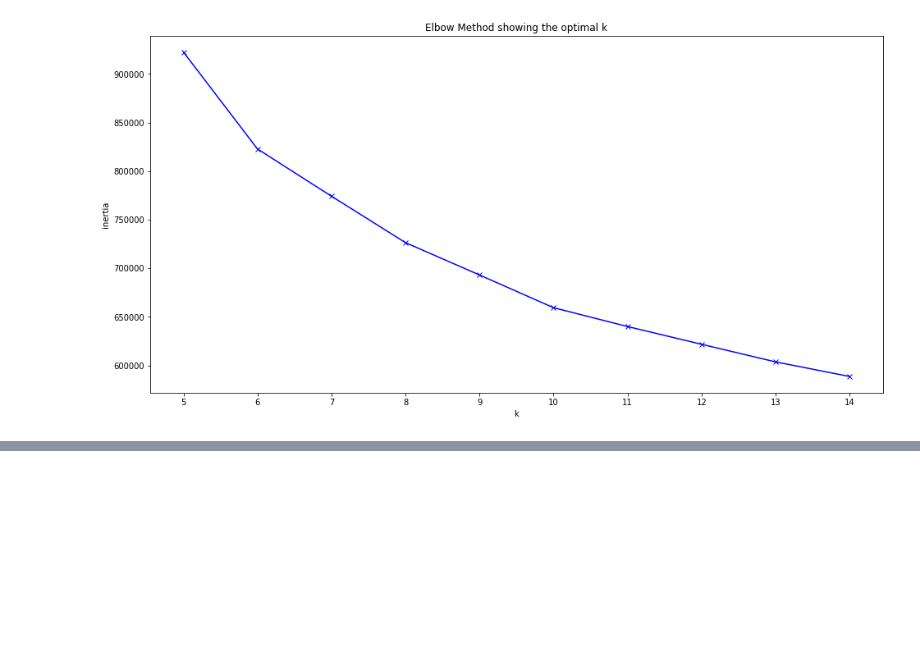
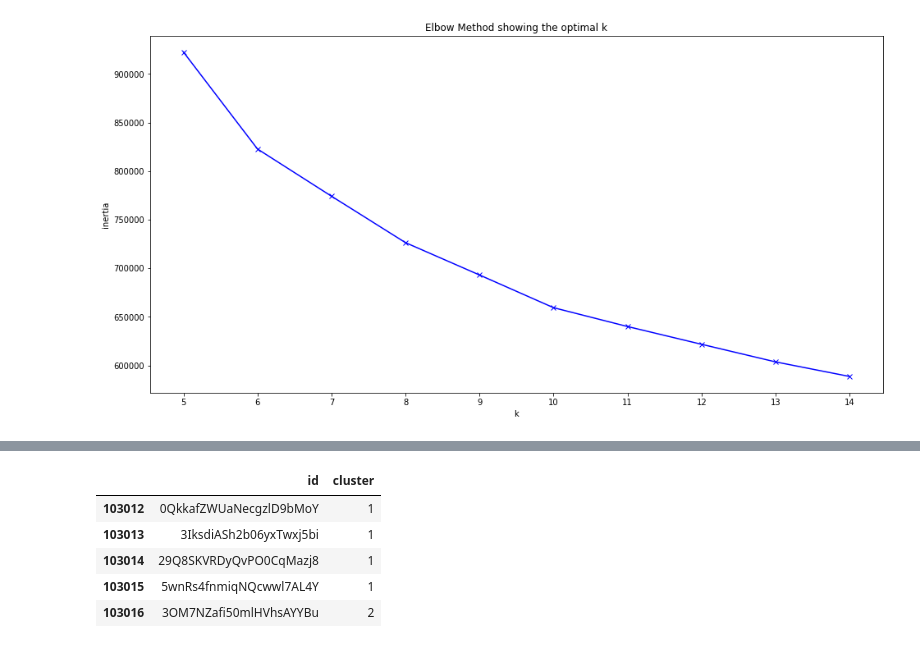
Before and after one commit to urospetkovic/IronHackLabs, a Jupyter notebook: week7/GNOD/GNOD Recommender.ipynb, the cells around one changed output, grey strips where cells are left out. Cells and saved outputs as stored; diff of their text form; code cells hidden in the pictures; blank space fills up the shorter version.

```diff
--- a/week7/GNOD/GNOD Recommender.ipynb
+++ b/week7/GNOD/GNOD Recommender.ipynb
@@ -474,0 +444,3 @@ Text(0, 0.5, 'silhouette score')
+# %%
+kmeans = KMeans(n_clusters=9, random_state=88, max_iter=500).fit(df_norm)
+clusters = kmeans.predict(df_norm)
@@ -475,3 +460,14 @@ Text(0, 0.5, 'silhouette score')
+# %%
+df_cluster = pd.DataFrame(df_ids)
+df_cluster['cluster'] = clusters
+df_cluster.tail()
+# %% [output]
+|  | id | cluster |
+| 103012 | 0QkkafZWUaNecgzlD9bMoY | 1 |
+| 103013 | 3IksdiASh2b06yxTwxj5bi | 1 |
+| 103014 | 29Q8SKVRDyQvPO0CqMazj8 | 1 |
+| 103015 | 5wnRs4fnmiqNQcwwl7AL4Y | 1 |
+| 103016 | 3OM7NZafi50mlHVhsAYYBu | 2 |
 # %%
 GNOD()
 # %% [output]
```
Also changed, not shown: parts of 14 cells of this notebook, 7 other files.
